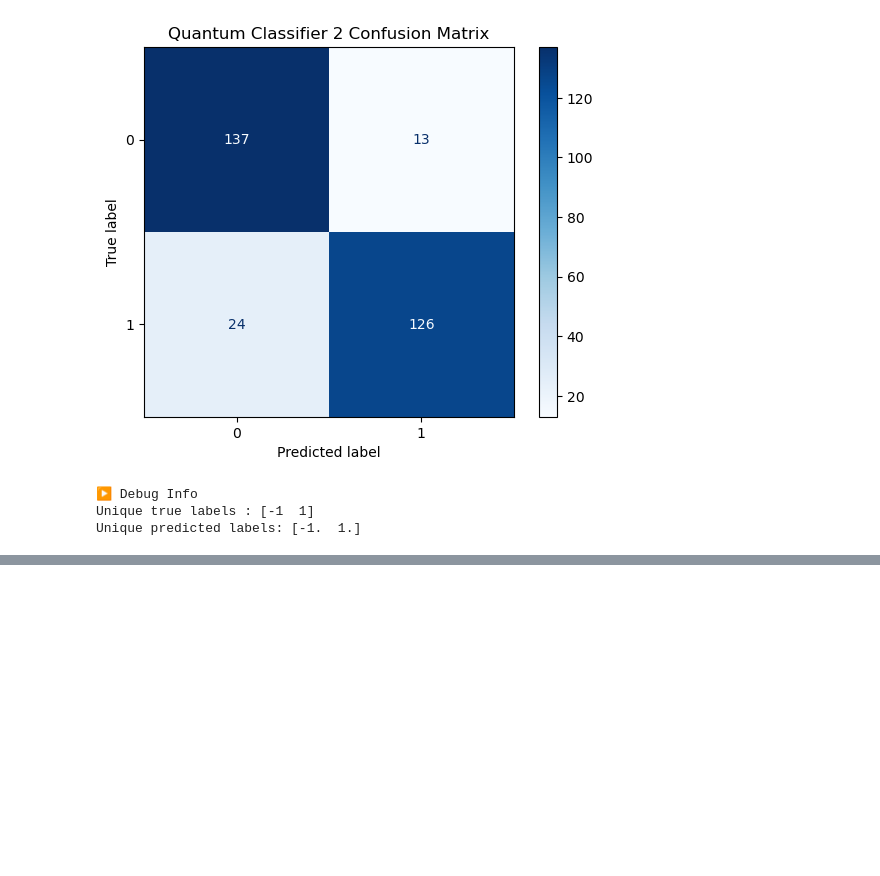
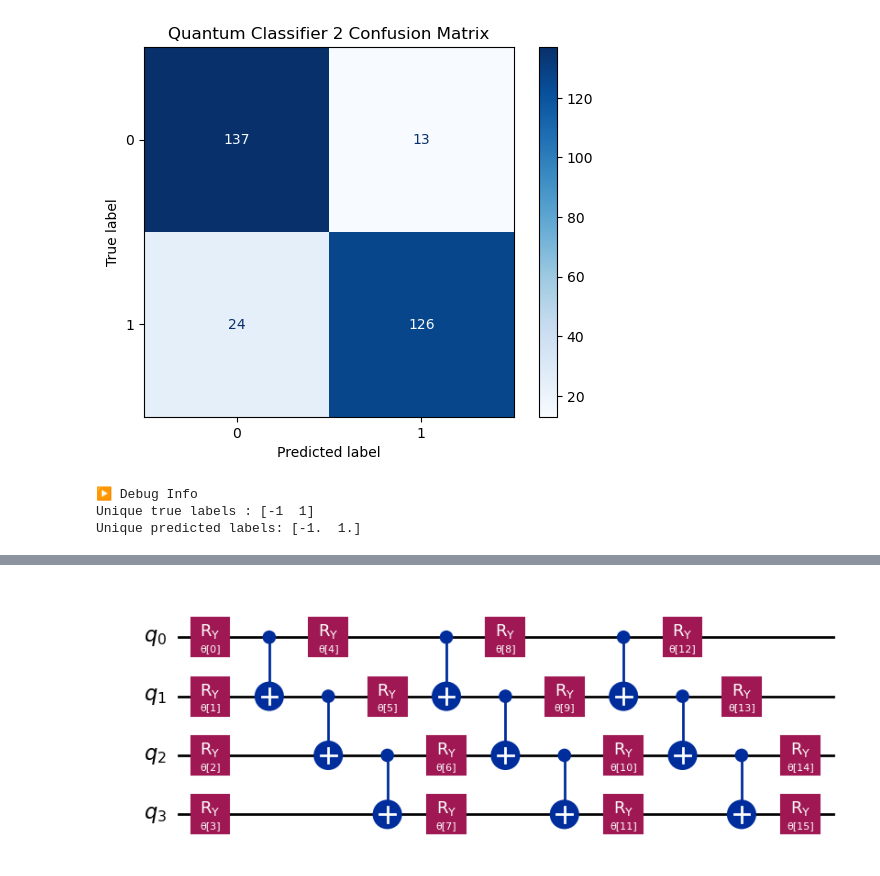
Before and after one commit to kabirarshafidz/SQA-2026-clone, a Jupyter notebook: personal_notebook.ipynb, the cells around one changed output, grey strips where cells are left out. Drawn from its saved outputs; the diff is of its cells as text; code cells hidden in the pictures; blank space fills up the shorter version.

```diff
--- a/personal_notebook.ipynb
+++ b/personal_notebook.ipynb
@@ -356,0 +369,4 @@ Unique predicted labels: [-1.  1.]
+# %%
+ansatz_3.decompose().draw('mpl')
+# %% [output]
+[figure, added]
```
Also changed, not shown: parts of 8 cells of this notebook, 1 other file.
